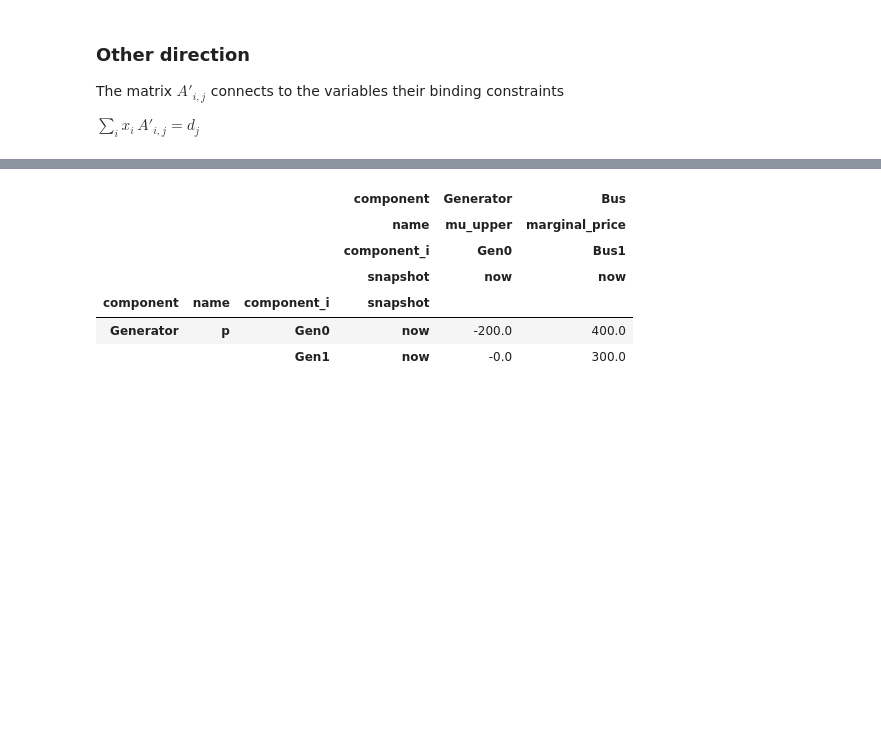
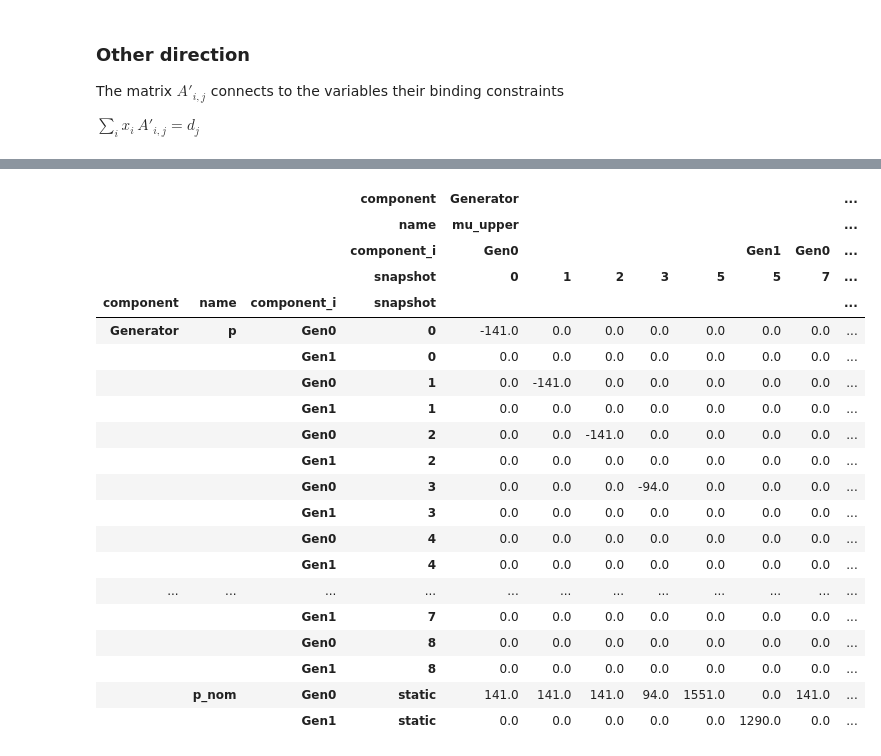
Before and after one commit to FabianHofmann/pypsa-costallocation, a Jupyter notebook: code/constraint_matrix.ipynb, the cells around one changed output, grey strips where cells are left out. Drawn from its saved outputs; the diff is of its cells as text; code cells hidden in the pictures; blank space fills up the shorter version.

```diff
--- a/code/constraint_matrix.ipynb
+++ b/code/constraint_matrix.ipynb
@@ -20,9 +20,9 @@ $\lambda = o_s + \bar{\mu_s} \;\;\;\;\; \forall s$
 
 $d \, \lambda = d \, (o_s + \bar{\mu_s} ) \ge \sum_s g_s \, o_s = TC$
 # %%
-n = networks.n1_t1_g2_wo()
+n = networks.n1_t9_g2_w()
 noisy_lopf(n)
 
 s = get_linear_system(n)
-A_, A_inv, c, x, d, m, r = (s[k].round(2) for k in ['A_', 'A_inv', 'c', 'x', 'd', 'm', 'r'])
+A_, A_inv, c, x, d, m, r = (s[k].round(1) for k in ['A_', 'A_inv', 'c', 'x', 'd', 'm', 'r'])
 # %% [output]
@@ -151,12 +239,26 @@ A_.mul(x, 0)
 # %%
 D = (A_ * m).mul(x, 0)
-assert round(n.objective, 2) ==  D.sum().sum()
+assert round(n.objective, 0) ==  D.sum().sum()
 D
 # %% [output]
-|  |  |  | component | Generator | Bus |
-|  |  |  | name | mu_upper | marginal_price |
-|  |  |  | component_i | Gen0 | Bus1 |
-|  |  |  | snapshot | now | now |
-| component | name | component_i | snapshot |  |  |
-| Generator | p | Gen0 | now | -200.0 | 400.0 |
-|  |  | Gen1 | now | -0.0 | 300.0 |
+|  |  |  | component | Generator |  |  |  |  |  |  | ... |
+|  |  |  | name | mu_upper |  |  |  |  |  |  | ... |
+|  |  |  | component_i | Gen0 |  |  |  |  | Gen1 | Gen0 | ... |
+|  |  |  | snapshot | 0 | 1 | 2 | 3 | 5 | 5 | 7 | ... |
+| component | name | component_i | snapshot |  |  |  |  |  |  |  | ... |
+| Generator | p | Gen0 | 0 | -141.0 | 0.0 | 0.0 | 0.0 | 0.0 | 0.0 | 0.0 | ... |
+|  |  | Gen1 | 0 | 0.0 | 0.0 | 0.0 | 0.0 | 0.0 | 0.0 | 0.0 | ... |
+|  |  | Gen0 | 1 | 0.0 | -141.0 | 0.0 | 0.0 | 0.0 | 0.0 | 0.0 | ... |
+|  |  | Gen1 | 1 | 0.0 | 0.0 | 0.0 | 0.0 | 0.0 | 0.0 | 0.0 | ... |
+|  |  | Gen0 | 2 | 0.0 | 0.0 | -141.0 | 0.0 | 0.0 | 0.0 | 0.0 | ... |
+|  |  | Gen1 | 2 | 0.0 | 0.0 | 0.0 | 0.0 | 0.0 | 0.0 | 0.0 | ... |
+|  |  | Gen0 | 3 | 0.0 | 0.0 | 0.0 | -94.0 | 0.0 | 0.0 | 0.0 | ... |
+|  |  | Gen1 | 3 | 0.0 | 0.0 | 0.0 | 0.0 | 0.0 | 0.0 | 0.0 | ... |
+|  |  | Gen0 | 4 | 0.0 | 0.0 | 0.0 | 0.0 | 0.0 | 0.0 | 0.0 | ... |
+|  |  | Gen1 | 4 | 0.0 | 0.0 | 0.0 | 0.0 | 0.0 | 0.0 | 0.0 | ... |
+| ... | ... | ... | ... | ... | ... | ... | ... | ... | ... | ... | ... |
+|  |  | Gen1 | 7 | 0.0 | 0.0 | 0.0 | 0.0 | 0.0 | 0.0 | 0.0 | ... |
+|  |  | Gen0 | 8 | 0.0 | 0.0 | 0.0 | 0.0 | 0.0 | 0.0 | 0.0 | ... |
+|  |  | Gen1 | 8 | 0.0 | 0.0 | 0.0 | 0.0 | 0.0 | 0.0 | 0.0 | ... |
+|  | p_nom | Gen0 | static | 141.0 | 141.0 | 141.0 | 94.0 | 1551.0 | 0.0 | 141.0 | ... |
+|  |  | Gen1 | static | 0.0 | 0.0 | 0.0 | 0.0 | 0.0 | 1290.0 | 0.0 | ... |
```
Also changed, not shown: parts of 18 cells of this notebook, 2 other files.
